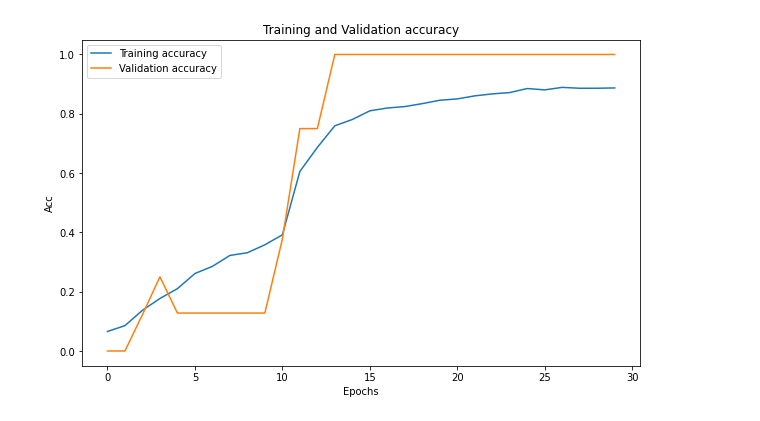
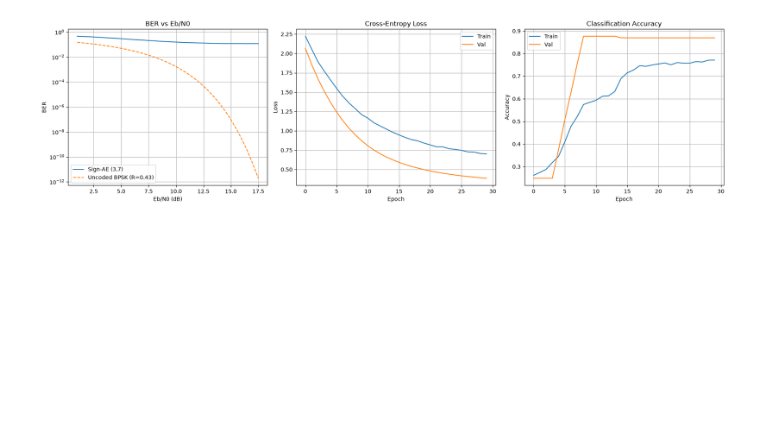
Before and after one commit to davex9000/hiwi_iti, a Jupyter notebook: autoencoder_custom_lib_sinh_activation.ipynb, the cells around one changed output. Saved outputs shown, nothing was run; the diff lists cells and outputs as text; code cells hidden in the pictures; blank space fills up the shorter version.

```diff
--- a/autoencoder_custom_lib_sinh_activation.ipynb
+++ b/autoencoder_custom_lib_sinh_activation.ipynb
@@ -171,0 +38,6 @@ def autoenco(k,n,SNRs):
+# %%
+def sign_activation(x):
+    return tf.sign(x)
+
+def bpsk_ber(SNRs, R):
+    return [0.5 * erfc(np.sqrt(R * 10.0 ** (snr / 10.0))) for snr in SNRs]
@@ -172,6 +123,7 @@ def autoenco(k,n,SNRs):
 # %%
-# use k =3 and n = 7
-SNRs = np.arange(1.0,18.0,0.5)
+k, n = 3, 7
+SNRs = np.arange(1.0, 18.0, 0.5)
 
-autoenco(3, 7, SNRs)
+results  = autoenco(k, n, SNRs)
+baseline = bpsk_ber(SNRs, R=k/n)
 # %% [output]
@@ -234,11 +170,0 @@ plt.show()
-# %%
-plt.figure(figsize=(10, 6))
-plt.plot(train_accuracy, label='Training accuracy')
-plt.plot(val_accuracy, label='Validation accuracy')
-plt.title('Training and Validation accuracy')
-plt.xlabel('Epochs')
-plt.ylabel('Acc')
-plt.legend()
-plt.show()
-# %% [output]
-[figure, removed]
@@ -246,0 +171,31 @@ plt.show()
+# %%
+fig, axes = plt.subplots(1, 3, figsize=(18, 5))
+
+axes[0].semilogy(SNRs, results['BER'], label=f'Sign-AE ({k},{n})')
+axes[0].semilogy(SNRs, baseline, '--', label=f'Uncoded BPSK (R={k/n:.2f})')
+axes[0].set_xlabel('Eb/N0 (dB)')
+axes[0].set_ylabel('BER')
+axes[0].set_title('BER vs Eb/N0')
+axes[0].legend()
+axes[0].grid(True, which='both')
+
+axes[1].plot(results['train_loss'], label='Train')
+axes[1].plot(results['val_loss'],   label='Val')
+axes[1].set_xlabel('Epoch')
+axes[1].set_ylabel('Loss')
+axes[1].set_title('Cross-Entropy Loss')
+axes[1].legend()
+axes[1].grid(True)
+
+axes[2].plot(results['train_accuracy'], label='Train')
+axes[2].plot(results['val_accuracy'],   label='Val')
+axes[2].set_xlabel('Epoch')
+axes[2].set_ylabel('Accuracy')
+axes[2].set_title('Classification Accuracy')
+axes[2].legend()
+axes[2].grid(True)
+
+plt.tight_layout()
+plt.show()
+# %% [output]
+[figure, added]
```
Also changed, not shown: parts of 14 cells of this notebook, 7 other files.
